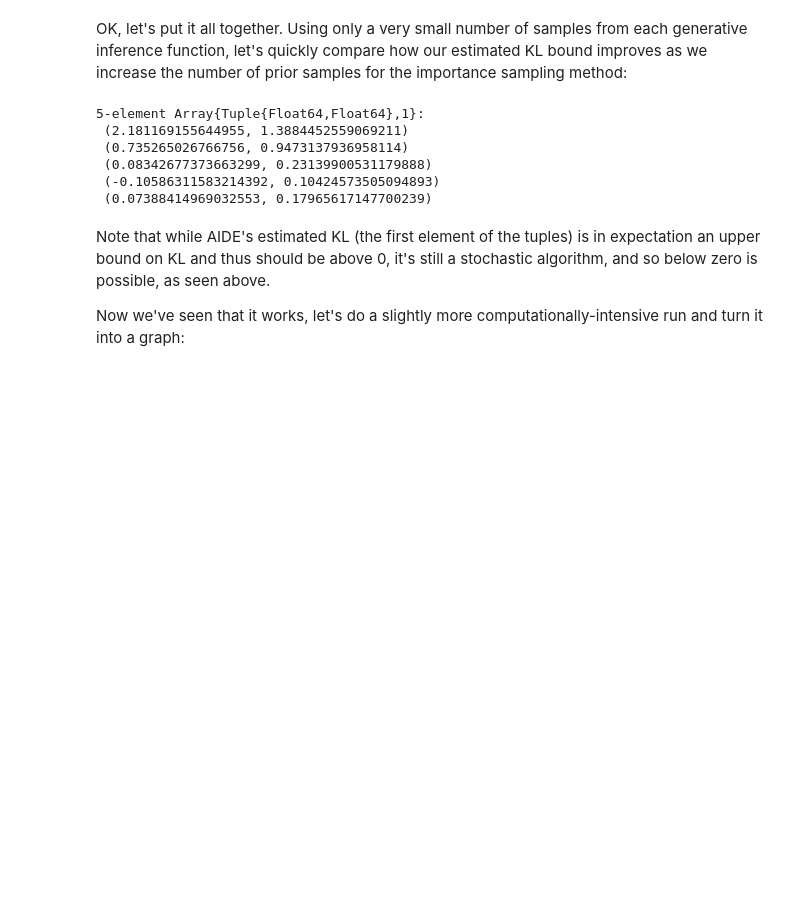
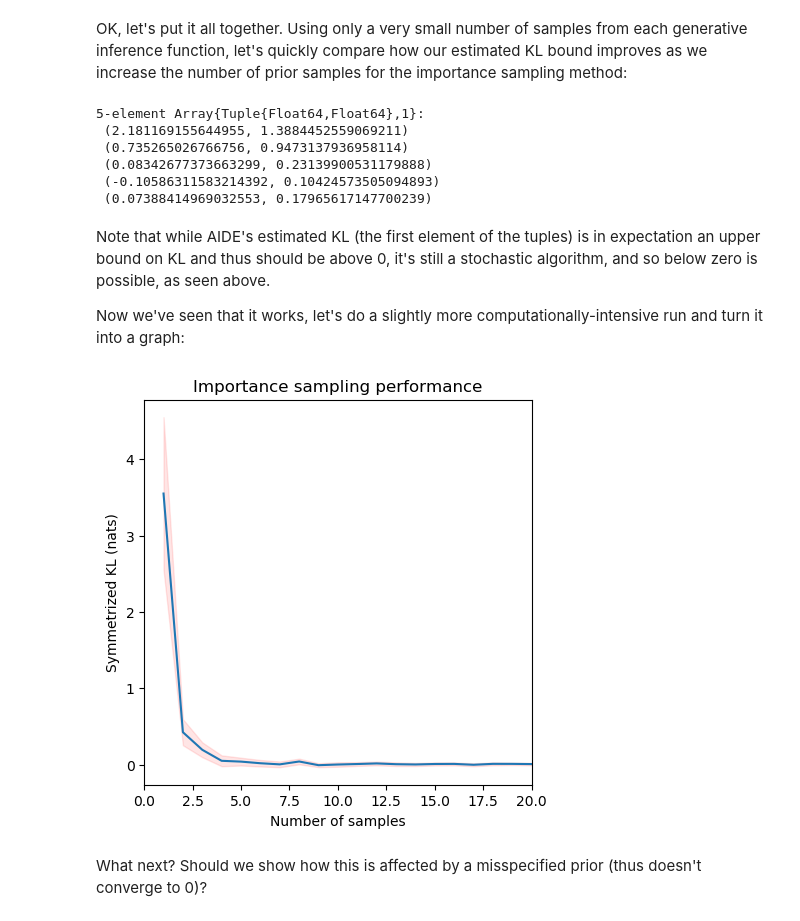
Before and after one commit to jamesonquinn/Gen, a Jupyter notebook: examples/AIDE/AIDE.ipynb, the cells around one changed output. Drawn from its saved outputs; the diff is of its cells as text; code cells hidden in the pictures; blank space fills up the shorter version.

```diff
--- a/examples/AIDE/AIDE.ipynb
+++ b/examples/AIDE/AIDE.ipynb
@@ -160,7 +165,7 @@ Note that while AIDE's estimated KL (the first element of the tuples) is in expe
 
 Now we've seen that it works, let's do a slightly more computationally-intensive run and turn it into a graph:
 # %%
-ns = 400
+ns = 100
 ms = 30
 
 results = [AIDE_compare(importance_cond_binom_for(i), analytic_cond_binom, #generative functions to compare. Should return the important value.
@@ -169,3 +174,21 @@ results = [AIDE_compare(importance_cond_binom_for(i), analytic_cond_binom, #gene
         ns, ns, #Number of traces to draw from each
         ms, ms  #Number of runs of each to use to estimate score
     ) for i in 1:20]
+;
+# %%
+conf_sigs = 1.96
+
+fig = figure("Importance sampling performance",figsize=(5,5))
+ax = fig.subplots(1)
+ax.set_title("Importance sampling performance")
+ax.set_ylabel("Symmetrized KL (nats)")
+ax.set_xlabel("Number of samples")
+ax.set_xlim((0,20))
+ax.plot(1:20,[x[1] for x in results])
+ax.fill_between(1:20,[x[1]+x[2]*conf_sigs for x in results],
+                    [x[1]-x[2]*conf_sigs for x in results],alpha=.1,color="red")
+;
+# %% [output]
+[figure, added]
+# %% [markdown]
+What next? Should we show how this is affected by a misspecified prior (thus doesn't converge to 0)?
```
Also changed, not shown: parts of 3 cells of this notebook, 1 other file.
